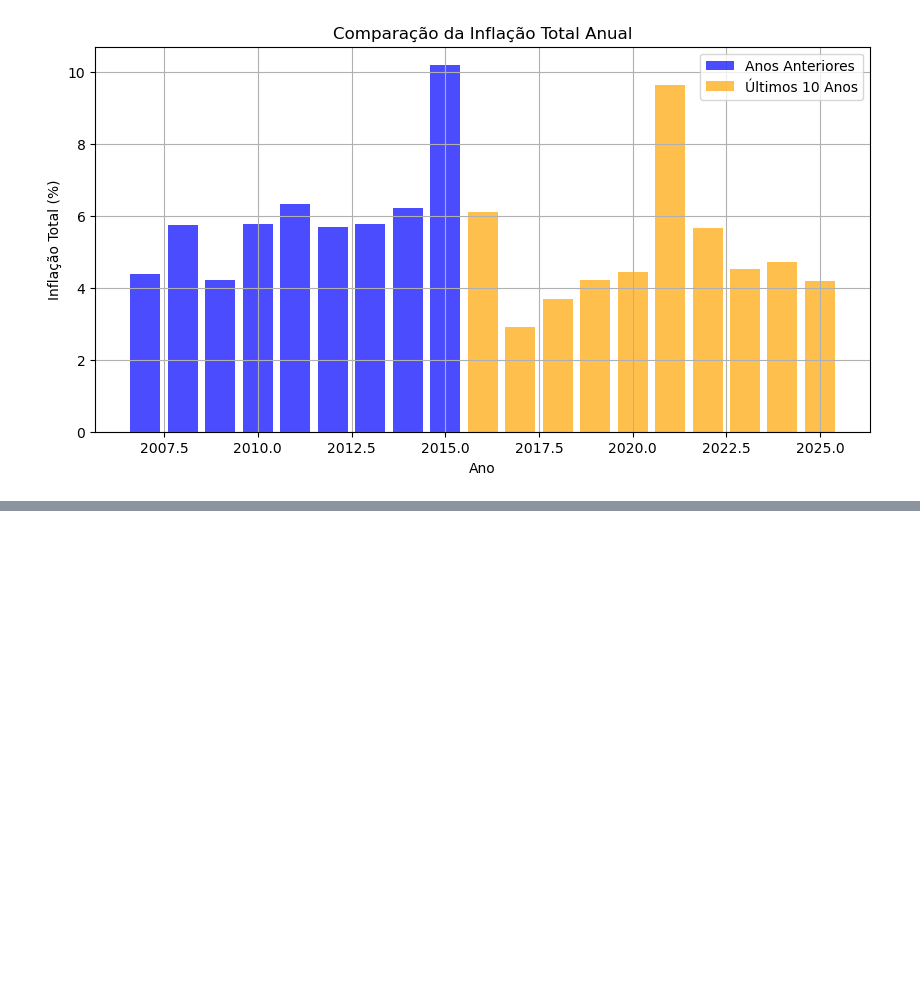
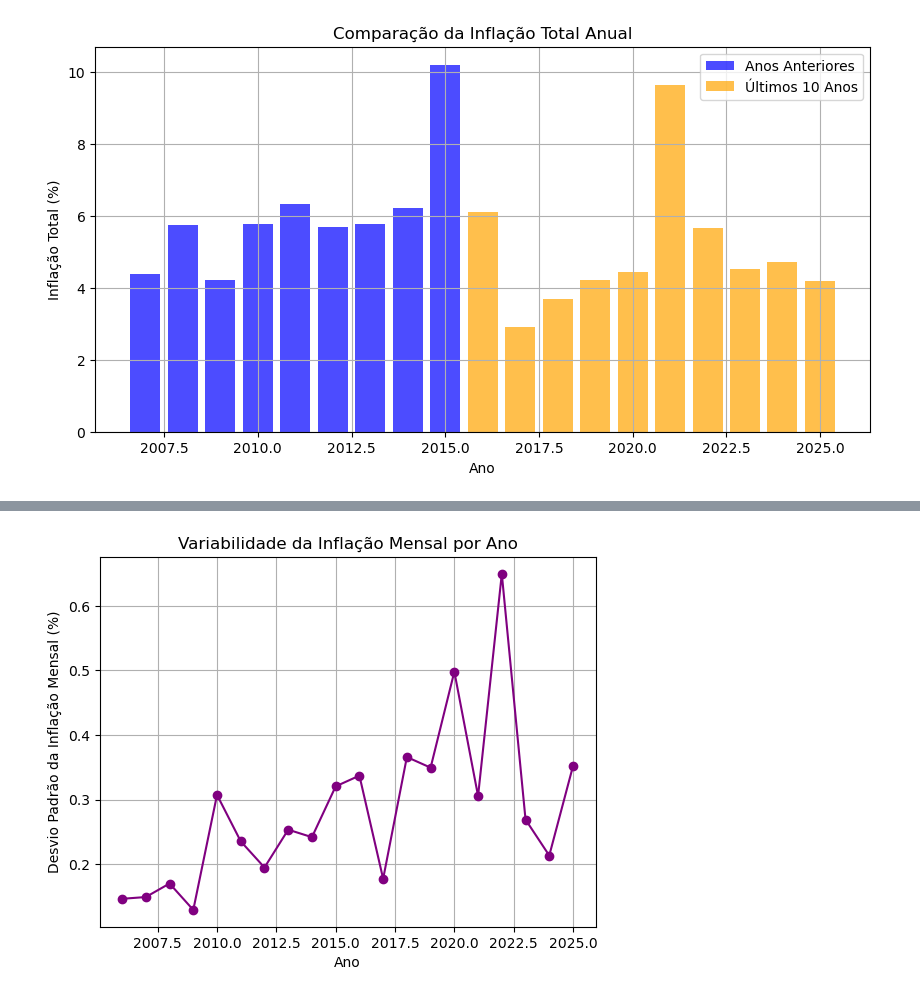
Before and after one commit to KelvenAlcantara/public_projects_economics, a Jupyter notebook: inflacao_custo_vida/analysis.ipynb, the cells around one changed output, grey strips where cells are left out. Cells and saved outputs as stored; diff of their text form; code cells hidden in the pictures; blank space fills up the shorter version.

```diff
--- a/inflacao_custo_vida/analysis.ipynb
+++ b/inflacao_custo_vida/analysis.ipynb
@@ -210,0 +222,5 @@ TypeError: object of type 'module' has no len()
+# %%
+# Variabilidade da inflação nos meses por ano
+ipca_mensal = ipca_raw[ipca_raw['category'] == 'Índice geral'].groupby(['year', 'month'])['value'].sum().reset_index()
+variabilidade_anual = ipca_mensal.groupby('year')['value'].std().reset_index()
+variabilidade_anual
@@ -210,0 +245,9 @@ TypeError: object of type 'module' has no len()
+# %%
+plt.plot(variabilidade_anual['year'], variabilidade_anual['value'], color='purple', marker='o')
+plt.xlabel('Ano')
+plt.ylabel('Desvio Padrão da Inflação Mensal (%)')
+plt.title('Variabilidade da Inflação Mensal por Ano')
+plt.grid()
+plt.show()
+# %% [output]
+[figure, added]
```
Also changed, not shown: parts of 13 cells of this notebook, 10 other files.
